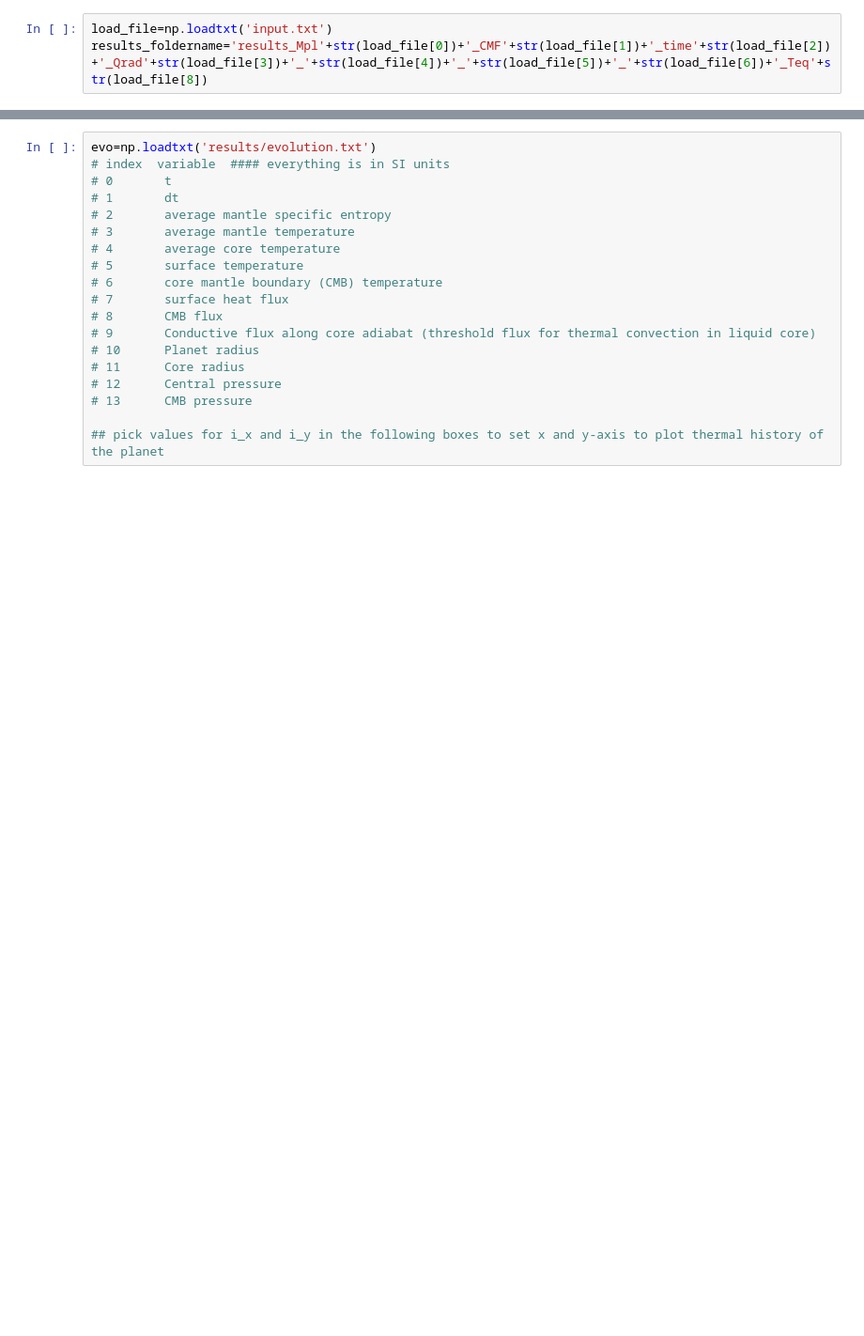
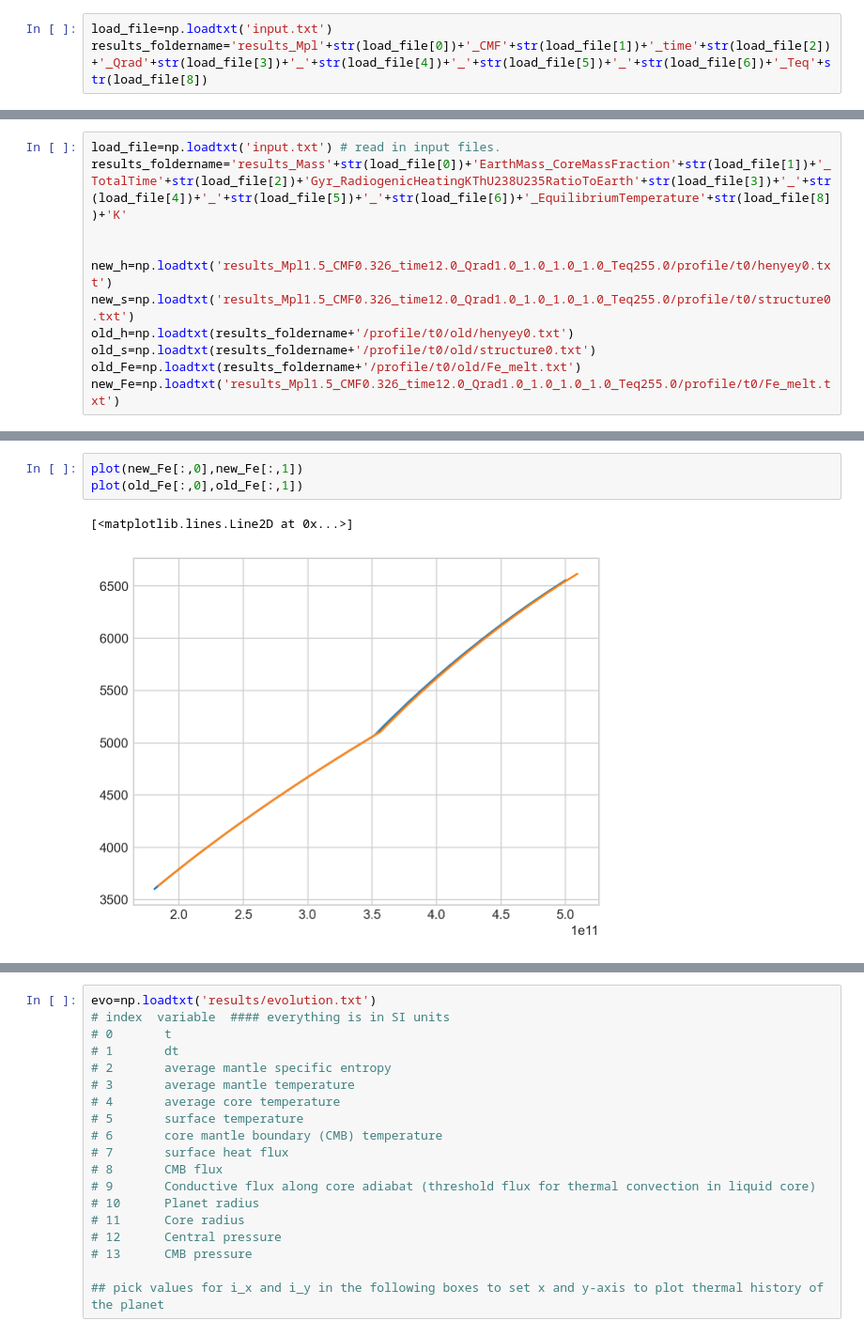
Before and after one commit to zhangjis/CMAPPER_rock, a Jupyter notebook: plot.ipynb, the cells around one changed output, grey strips where cells are left out. Shown at 94% size. Saved outputs shown, nothing was run; the diff lists cells and outputs as text; blank space fills up the shorter version.

```diff
--- a/plot.ipynb
+++ b/plot.ipynb
@@ -261,0 +79,11 @@ print("The output video is {}".format(output))
+# %%
+load_file=np.loadtxt('input.txt') # read in input files.
+results_foldername='results_Mass'+str(load_file[0])+'EarthMass_CoreMassFraction'+str(load_file[1])+'_TotalTime'+str(load_file[2])+'Gyr_RadiogenicHeatingKThU238U235RatioToEarth'+str(load_file[3])+'_'+str(load_file[4])+'_'+str(load_file[5])+'_'+str(load_file[6])+'_EquilibriumTemperature'+str(load_file[8])+'K'
+
+
+new_h=np.loadtxt('results_Mpl1.5_CMF0.326_time12.0_Qrad1.0_1.0_1.0_1.0_Teq255.0/profile/t0/henyey0.txt')
+new_s=np.loadtxt('results_Mpl1.5_CMF0.326_time12.0_Qrad1.0_1.0_1.0_1.0_Teq255.0/profile/t0/structure0.txt')
+old_h=np.loadtxt(results_foldername+'/profile/t0/old/henyey0.txt')
+old_s=np.loadtxt(results_foldername+'/profile/t0/old/structure0.txt')
+old_Fe=np.loadtxt(results_foldername+'/profile/t0/old/Fe_melt.txt')
+new_Fe=np.loadtxt('results_Mpl1.5_CMF0.326_time12.0_Qrad1.0_1.0_1.0_1.0_Teq255.0/profile/t0/Fe_melt.txt')
@@ -261,0 +104,6 @@ print("The output video is {}".format(output))
+# %%
+plot(new_Fe[:,0],new_Fe[:,1])
+plot(old_Fe[:,0],old_Fe[:,1])
+# %% [output]
+[<matplotlib.lines.Line2D at 0x...>]
+[figure, added]
```
Also changed, not shown: parts of 47 cells of this notebook, 7 other files.
